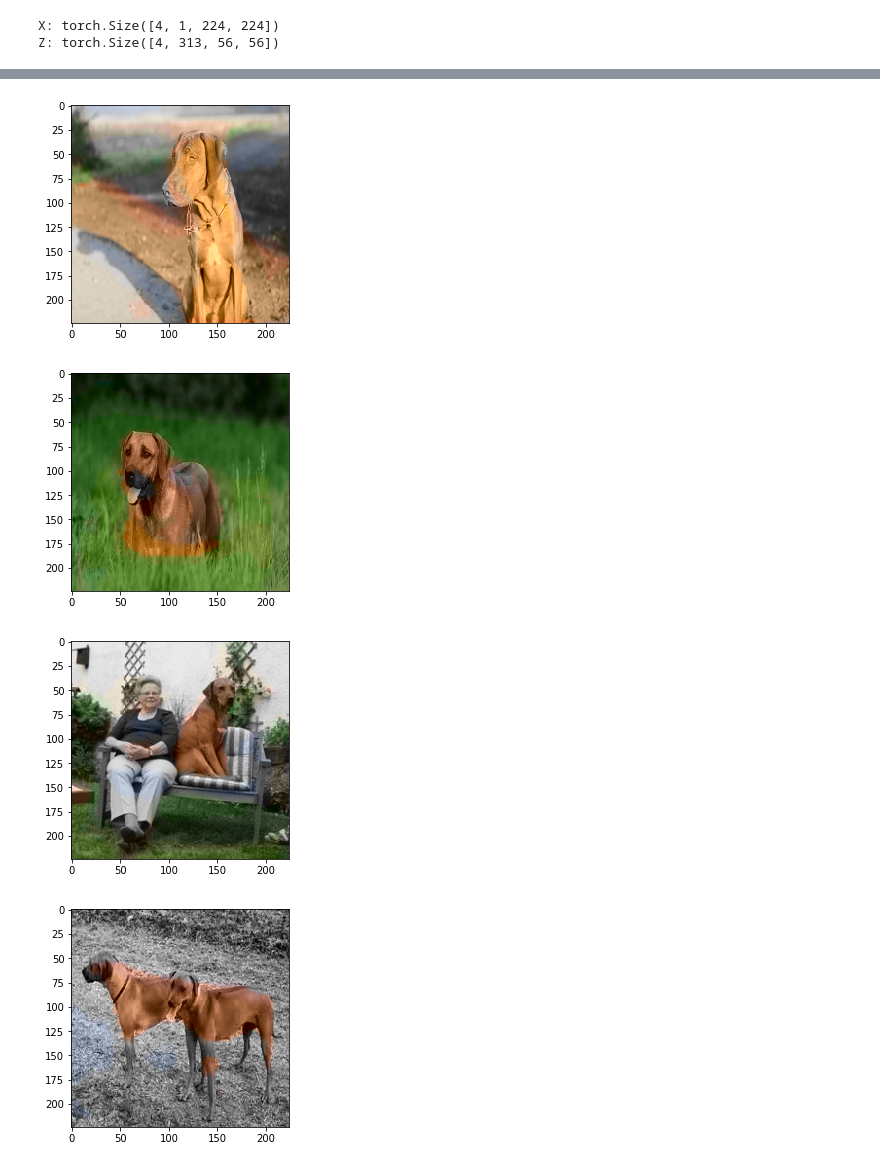
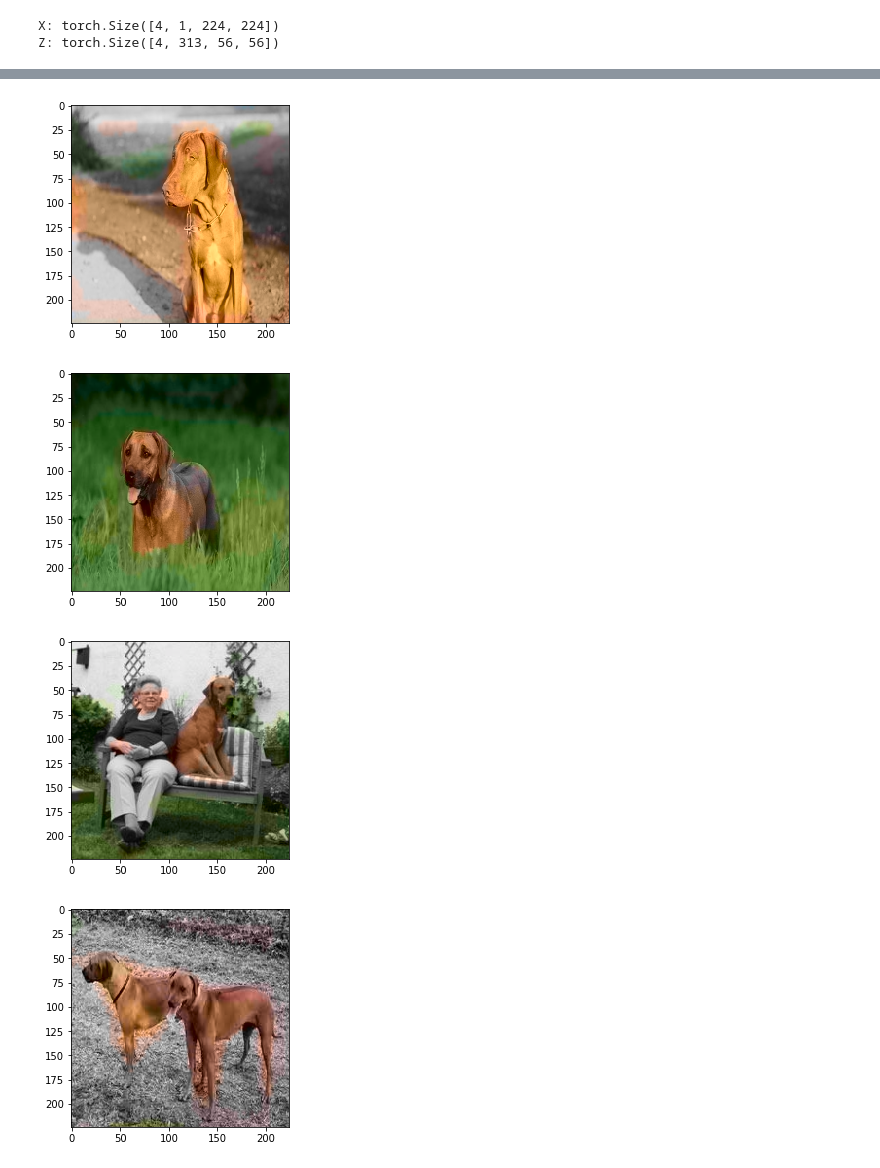
Before and after one commit to oskaerik/colorization, a Jupyter notebook: test.ipynb, the cells around one changed output, grey strips where cells are left out. Drawn from its saved outputs; the diff is of its cells as text; code cells hidden in the pictures.

```diff
--- a/test.ipynb
+++ b/test.ipynb
@@ -10,7 +10,7 @@ import matplotlib.pyplot as plt
 from skimage import io, transform, color
 from colorize import network, util
 # %%
-images = glob.glob("data/**/*.jpg")
+images = glob.glob("data/**/*.jpg")[:4]
 X, Z = [], []
 for path in images:
     L, ab = util.imread(path)
@@ -21,9 +21,6 @@ for path in images:
     Y_decoded = util.decode(Z[-1])
     Y_decoded = transform.resize(Y_decoded, (224, 224))
     util.imshow(L, Y_decoded)
-
-    if len(X) >= 4:
-        break
 # %% [output]
 [figure]
 Z.shape: (56, 56, 313)
@@ -82,11 +79,12 @@ Epoch: 100/100, Loss: 6134.24609375
 # %%
 # Show image
+Z_hat = net(X_tensor).data.numpy()
 for i, _ in enumerate(X):
-    Z_hat = util.reshape(net(X_tensor)[i:i+1].data.numpy(), 3)[0]
-    Y_decoded = transform.resize(util.decode(Z_hat), (224, 224))
+    Z_hat_img = util.reshape(Z_hat[i:i+1], 3)[0]
+    Y_decoded = transform.resize(util.decode(Z_hat_img), (224, 224))
     util.imshow(X[i], Y_decoded)
 # %% [output]
-[figure, old version]
+[figure, new version]
-[figure, old version]
+[figure, new version]
 [figure]
-[figure, old version]
+[figure, new version]
```
Also changed, not shown: parts of 1 cell of this notebook, 1 other file.
